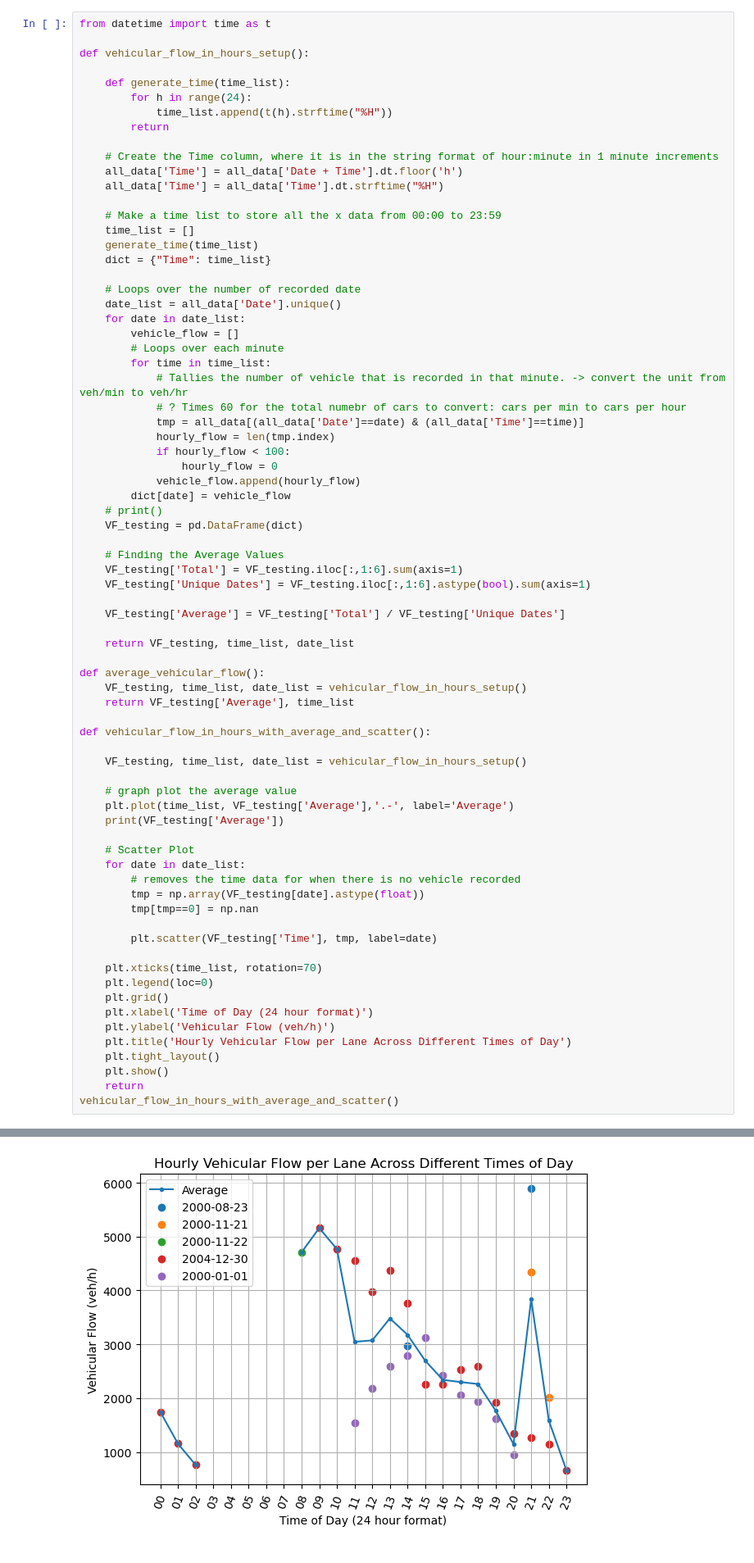
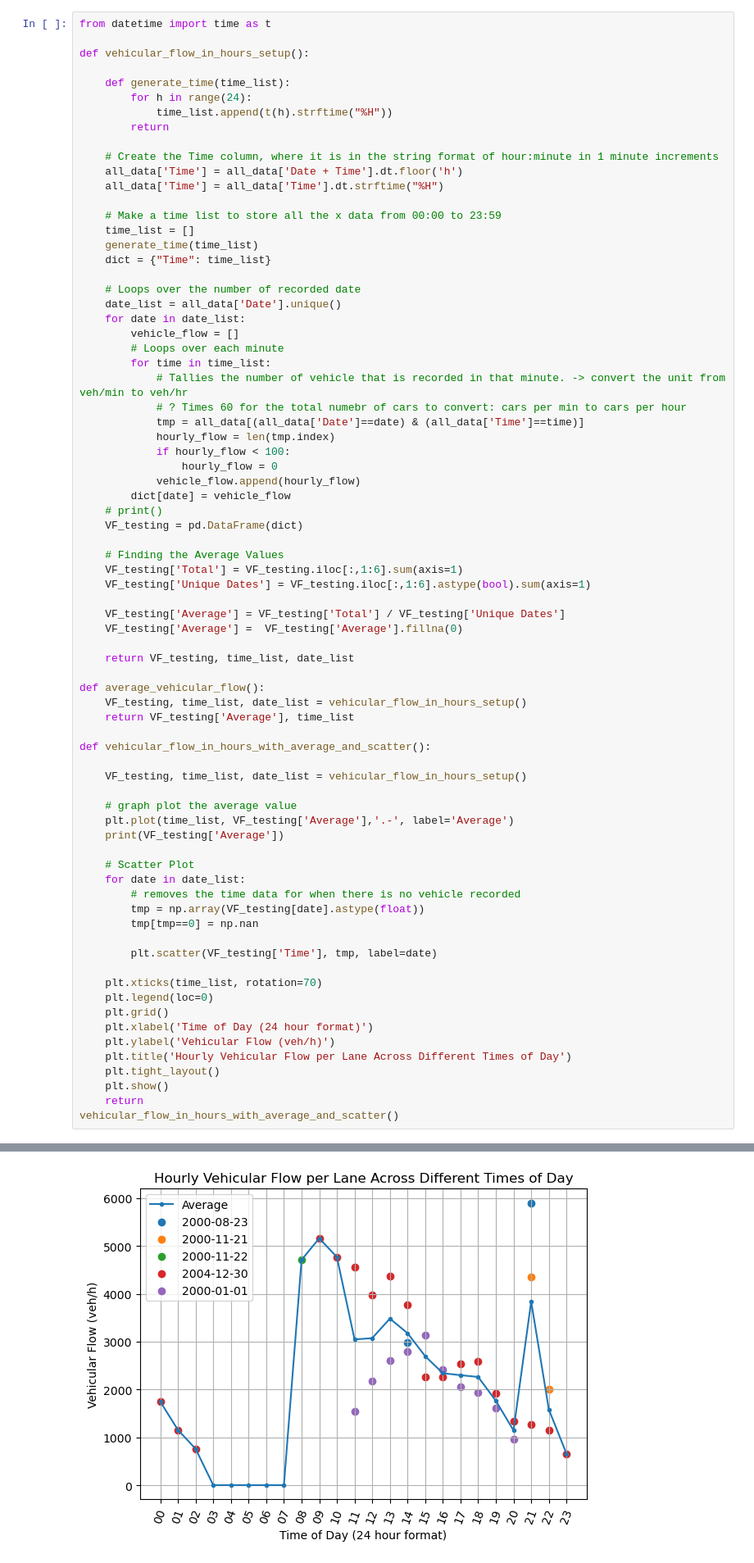
Before and after one commit to felixthe-cat/Personal_Projects, a Jupyter notebook: Final_Year_Project/Monte_Carlo_Simulation.ipynb, the cells around one changed output, grey strips where cells are left out. Shown at 82% size. Cells and saved outputs as stored; diff of their text form.

```diff
--- a/Final_Year_Project/Monte_Carlo_Simulation.ipynb
+++ b/Final_Year_Project/Monte_Carlo_Simulation.ipynb
@@ -123,6 +123,7 @@ def vehicular_flow_in_hours_setup():
     VF_testing['Unique Dates'] = VF_testing.iloc[:,1:6].astype(bool).sum(axis=1)
 
     VF_testing['Average'] = VF_testing['Total'] / VF_testing['Unique Dates']
+    VF_testing['Average'] =  VF_testing['Average'].fillna(0)
 
     return VF_testing, time_list, date_list
 
@@ -168,13 +169,13 @@ vehicular_flow_in_hours_with_average_and_scatter()
 8     4709.000000
 9     5161.000000
 10    4768.000000
 11    3046.000000
 ... (9 lines left out)
 21    3839.666667
 22    1582.000000
 23     658.000000
 Name: Average, dtype: float64
-[figure, old version]
+[figure, new version]
 # %% [markdown]
 # Setup Function
 # %% [markdown]
```
Also changed, not shown: parts of 4 cells of this notebook.
